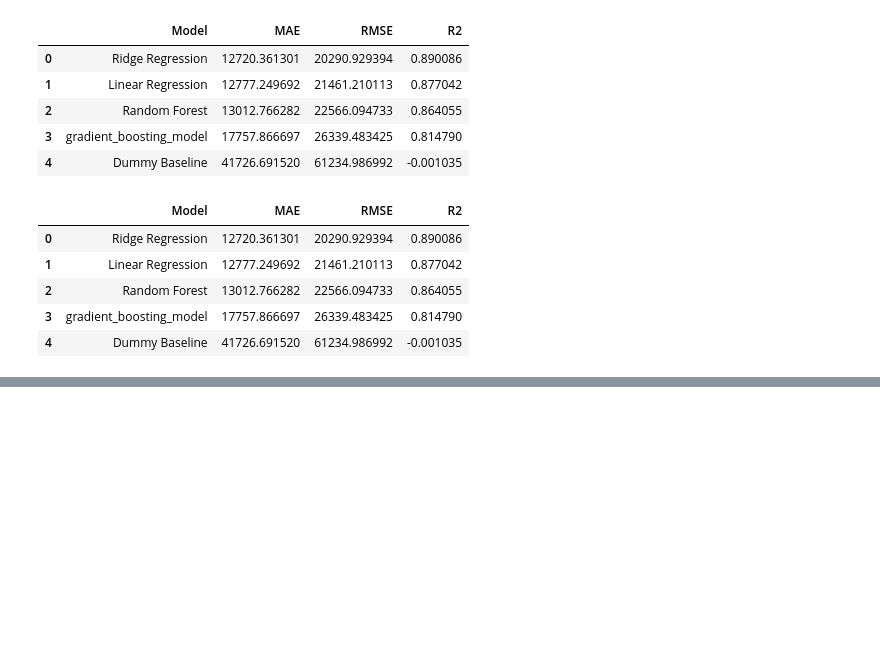
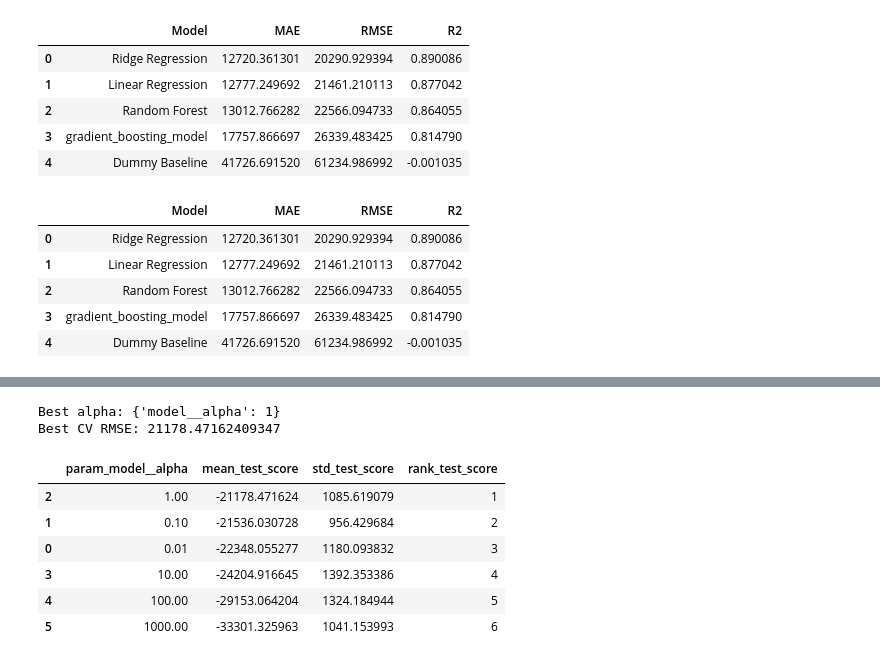
Before and after one commit to Sandeep-060/LaptopWise, a Jupyter notebook: notebooks/05_ml_pipeline.ipynb, the cells around one changed output, grey strips where cells are left out. Saved outputs shown, nothing was run; the diff lists cells and outputs as text; code cells hidden in the pictures; blank space fills up the shorter version.

```diff
--- a/notebooks/05_ml_pipeline.ipynb
+++ b/notebooks/05_ml_pipeline.ipynb
@@ -666,0 +1033,11 @@ comparison_by_rmse
+# %%
+ridge_tuning_pipeline = Pipeline(
+    steps=[
+        ("preprocessor", preprocessor),
+        ("model", Ridge())
+    ]
+)
+# %%
+ridge_param_grid = {
+    "model__alpha": [0.01, 0.1, 1, 10, 100, 1000]
+}
@@ -666,0 +1046,11 @@ comparison_by_rmse
+# %%
+ridge_grid_search = GridSearchCV(
+    estimator=ridge_tuning_pipeline,
+    param_grid=ridge_param_grid,
+    cv=cv,
+    scoring="neg_root_mean_squared_error",
+    n_jobs=-1,
+    return_train_score=False
+)
+# %%
+ridge_grid_search.fit(X_train, y_train)
@@ -666,0 +1075,27 @@ comparison_by_rmse
+# %%
+print("Best alpha:", ridge_grid_search.best_params_)
+print("Best CV RMSE:", -ridge_grid_search.best_score_)
+# %% [output]
+Best alpha: {'model__alpha': 1}
+Best CV RMSE: 21178.47162409347
+# %%
+ridge_tuning_results = pd.DataFrame(
+    ridge_grid_search.cv_results_
+)
+
+ridge_tuning_results[
+    [
+        "param_model__alpha",
+        "mean_test_score",
+        "std_test_score",
+        "rank_test_score"
+    ]
+].sort_values("rank_test_score")
+# %% [output]
+|  | param_model__alpha | mean_test_score | std_test_score | rank_test_score |
+| 2 | 1.00 | -21178.471624 | 1085.619079 | 1 |
+| 1 | 0.10 | -21536.030728 | 956.429684 | 2 |
+| 0 | 0.01 | -22348.055277 | 1180.093832 | 3 |
+| 3 | 10.00 | -24204.916645 | 1392.353386 | 4 |
+| 4 | 100.00 | -29153.064204 | 1324.184944 | 5 |
+| 5 | 1000.00 | -33301.325963 | 1041.153993 | 6 |
```
Also changed, not shown: parts of 38 cells of this notebook.
